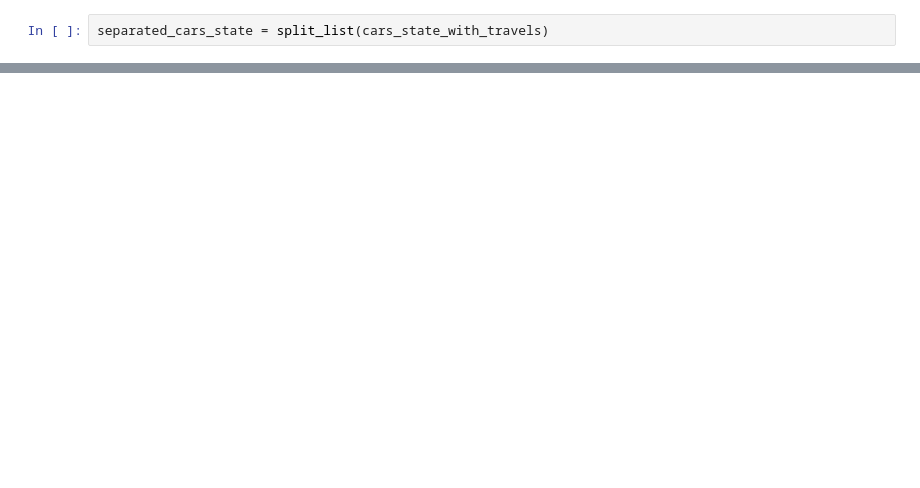
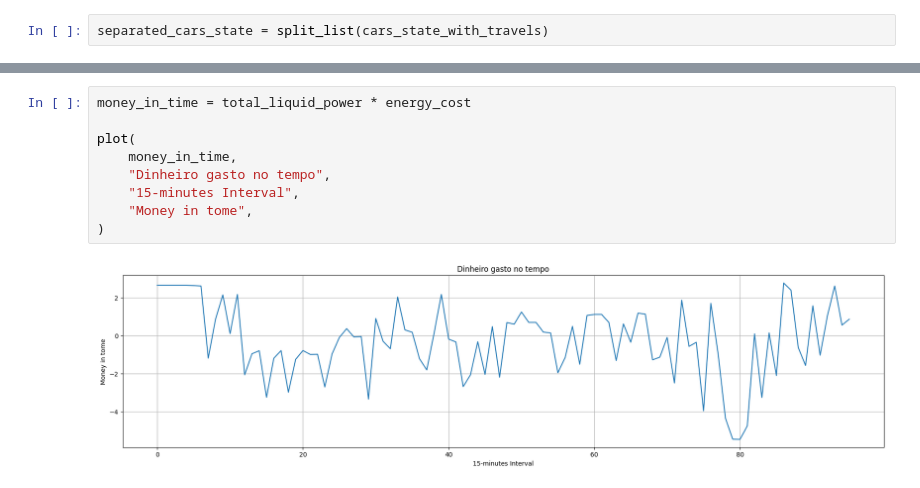
Before and after one commit to pachecowillians/grey-wolf-optimization, a Jupyter notebook: evrp2.ipynb, the cells around one changed output, grey strips where cells are left out. Saved outputs shown, nothing was run; the diff lists cells and outputs as text; blank space fills up the shorter version.

```diff
--- a/evrp2.ipynb
+++ b/evrp2.ipynb
@@ -500,3 +487,14 @@ plt.show()
+# %%
+money_in_time = total_liquid_power * energy_cost
+
+plot(
+    money_in_time,
+    "Dinheiro gasto no tempo",
+    "15-minutes Interval",
+    "Money in tome",
+)
+# %% [output]
+[figure, added]
 # %%
 total_money_cost = np.sum(money_in_time)
 total_money_cost.tolist()
```
Also changed, not shown: parts of 9 cells of this notebook.
